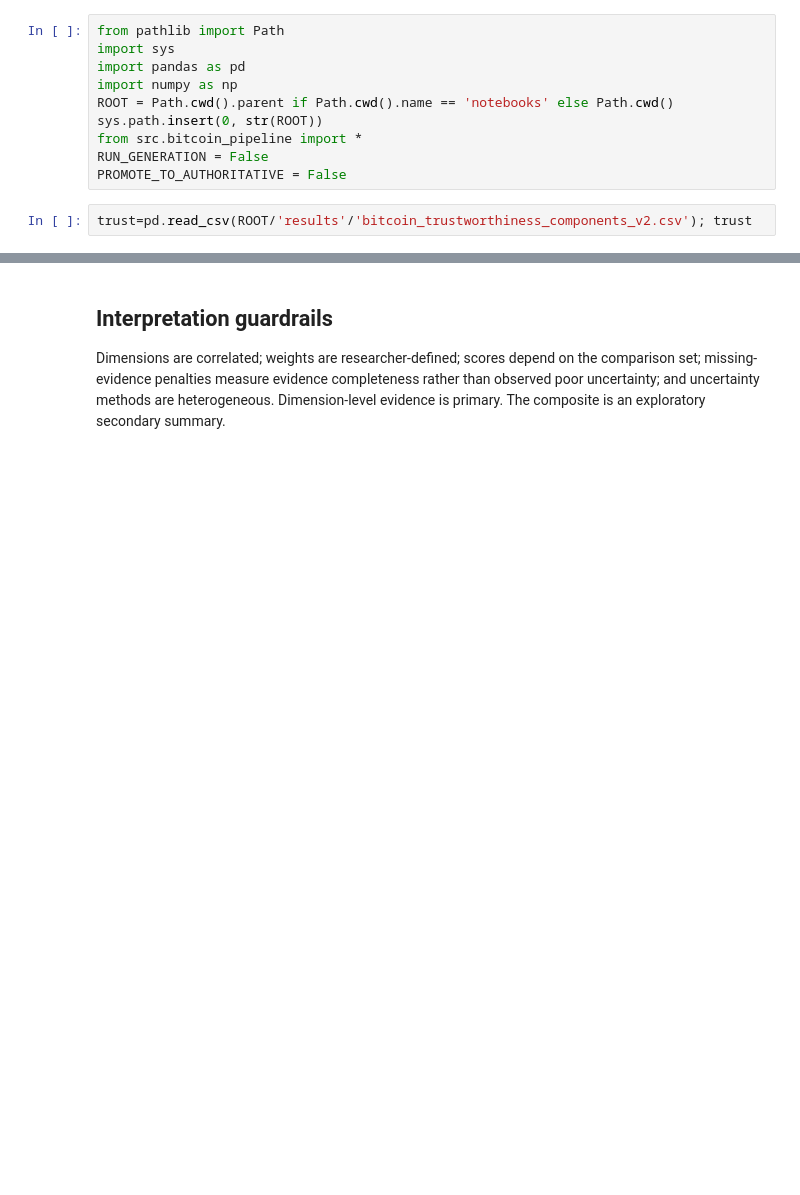
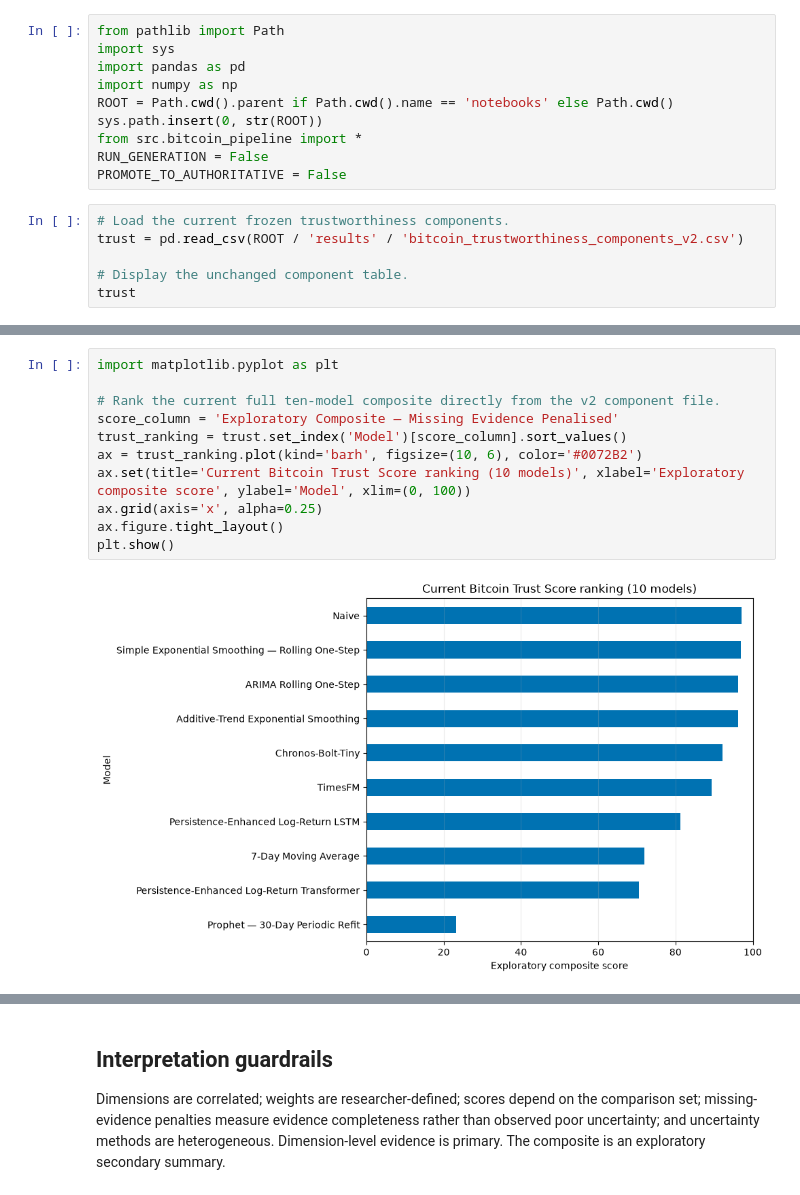
Before and after one commit to mdsoadsolaiman/Time-Series-Foundation-Models, a Jupyter notebook: notebooks/12_Bitcoin_Trustworthiness_Synthesis.ipynb, the cells around one changed output, grey strips where cells are left out. Drawn from its saved outputs; the diff is of its cells as text; blank space fills up the shorter version.

```diff
--- a/notebooks/12_Bitcoin_Trustworthiness_Synthesis.ipynb
+++ b/notebooks/12_Bitcoin_Trustworthiness_Synthesis.ipynb
@@ -29,7 +29,11 @@ from src.bitcoin_pipeline import *
 RUN_GENERATION = False
 PROMOTE_TO_AUTHORITATIVE = False
 # %%
-trust=pd.read_csv(ROOT/'results'/'bitcoin_trustworthiness_components_v2.csv'); trust
+# Load the current frozen trustworthiness components.
+trust = pd.read_csv(ROOT / 'results' / 'bitcoin_trustworthiness_components_v2.csv')
+
+# Display the unchanged component table.
+trust
 # %% [output]
 |  | Model | Point Forecast Accuracy | Regime-Conditional Robustness | Temporal Stability | Uncertainty Calibration | ... |
 | 0 | 7-Day Moving Average | 61.795627 | 77.559328 | 61.660333 | 83.411876 | ... |
@@ -42,4 +46,17 @@ trust=pd.read_csv(ROOT/'results'/'bitcoin_trustworthiness_components_v2.csv'); t
 | 7 | Prophet — 30-Day Periodic Refit | 17.193180 | 25.724475 | 17.036188 | NaN | ... |
 | 8 | Simple Exponential Smoothing — Ro... | 99.886479 | 99.070597 | 99.913332 | 83.647502 | ... |
 | 9 | TimesFM | 96.332263 | 97.639143 | 95.992177 | 69.509896 | ... |
+# %%
+import matplotlib.pyplot as plt
+
+# Rank the current full ten-model composite directly from the v2 component file.
+score_column = 'Exploratory Composite — Missing Evidence Penalised'
+trust_ranking = trust.set_index('Model')[score_column].sort_values()
+ax = trust_ranking.plot(kind='barh', figsize=(10, 6), color='#0072B2')
+ax.set(title='Current Bitcoin Trust Score ranking (10 models)', xlabel='Exploratory composite score', ylabel='Model', xlim=(0, 100))
+ax.grid(axis='x', alpha=0.25)
+ax.figure.tight_layout()
+plt.show()
+# %% [output]
+[figure, added]
 # %%
```
Also changed, not shown: parts of 3 cells of this notebook, 4 other files.
